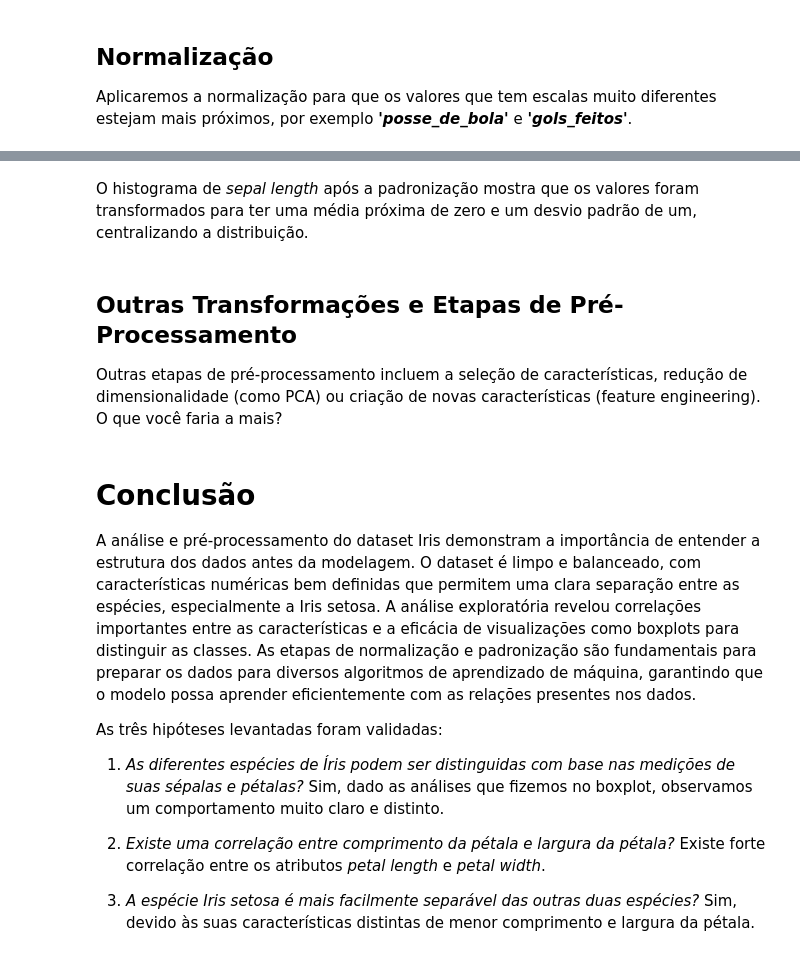
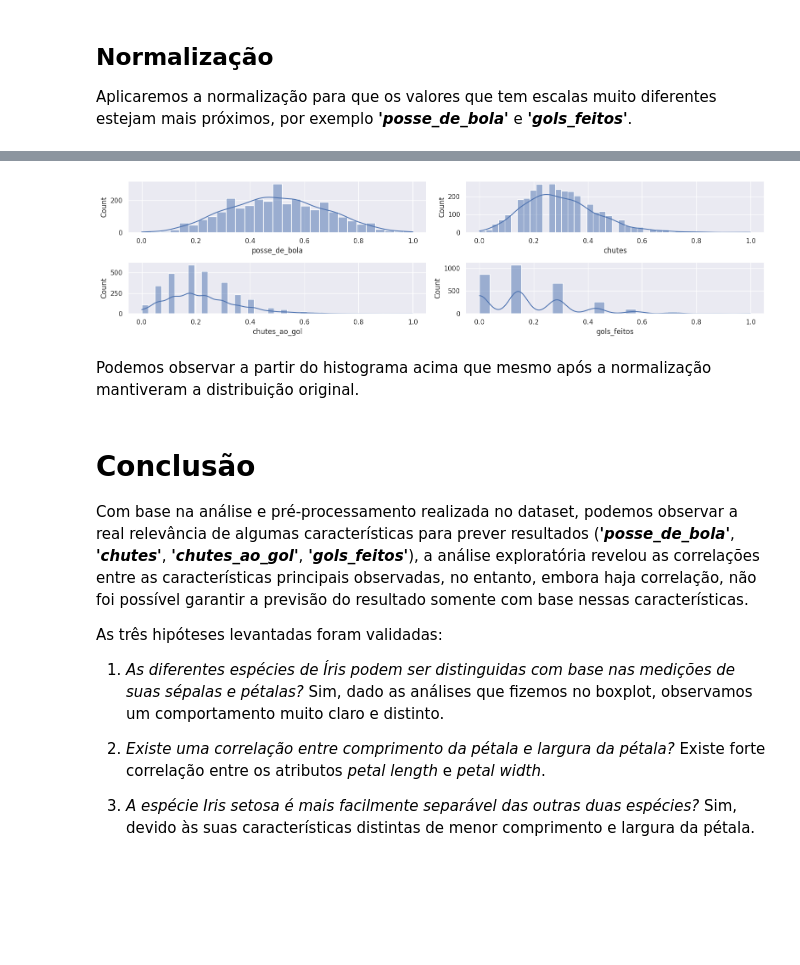
Before and after one commit to guilhermer1/mvp_AnaliseDeDados, a Jupyter notebook: Análise_de_Dados_e_Boas_Práticas-LaLiga.ipynb, the cells around one changed output, grey strips where cells are left out. Saved outputs shown, nothing was run; the diff lists cells and outputs as text; code cells hidden in the pictures; blank space fills up the shorter version.

```diff
--- a/Análise_de_Dados_e_Boas_Práticas-LaLiga.ipynb
+++ b/Análise_de_Dados_e_Boas_Práticas-LaLiga.ipynb
@@ -731,0 +734,18 @@ dtype: int64
+# %%
+# One-hot 'resultado'
+
+# Inicializa o OneHotEncoder
+ohe = OneHotEncoder(sparse_output=False)
+
+# Treina o encoder nas colunas categóricas
+ohe.fit(laliga[['resultado']])
+
+# Aplica o encoder aos dados
+encoded_data = ohe.transform(laliga[['resultado']])
+
+# Cria um novo DataFrame com os dados codificados
+y = pd.DataFrame(encoded_data, columns=ohe.get_feature_names_out(['resultado']))
+
+y_train, y_test = train_test_split(y, test_size=0.3, random_state=42, stratify=y)
+
+y_train.info()
@@ -734,10 +765,9 @@ dtype: int64
 # %%
 # Separar features (X) e target (y)
 X = laliga.drop('resultado', axis=1)
-y = laliga['resultado']
 # %%
 # Dividir os dados em conjuntos de treino e teste
-X_train, X_test, y_train, y_test = train_test_split(X, y, test_size=0.3, random_state=42, stratify=y)
+X_train, X_test = train_test_split(X, test_size=0.3, random_state=42, stratify=y)
 # %%
 print(f"Dimensões de X_train: {X_train.shape}")
 print(f"Dimensões de X_test: {X_test.shape}")
@@ -832,13 +812,21 @@ plt.show()
-# %% [markdown]
-O histograma de *sepal length* após a padronização mostra que os valores foram transformados para ter uma média próxima de zero e um desvio padrão de um, centralizando a distribuição.
-# %% [markdown]
-## Outras Transformações e Etapas de Pré-Processamento
-
-Outras etapas de pré-processamento incluem a seleção de características, redução de dimensionalidade (como PCA) ou criação de novas características (feature engineering). O que você faria a mais?
+# %%
+#Histograma Normalizado para a comparação com o anterior 'posse_de_bola', 'chutes', 'chutes_ao_gol', 'gols_f
+fig, axes = plt.subplots(2,2 ,figsize=(16, 4))
+
+sns.histplot(X_train_normalized['posse_de_bola'], kde=True, ax=axes[0,0])
+sns.histplot(X_train_normalized['chutes'], kde=True, ax=axes[0,1])
+sns.histplot(X_train_normalized['chutes_ao_gol'], kde=True, ax=axes[1,0])
+sns.histplot(X_train_normalized['gols_feitos'], kde=True, ax=axes[1,1])
+
+plt.tight_layout()
+# %% [output]
+[figure, added]
+# %% [markdown]
+Podemos observar a partir do histograma acima que mesmo após a normalização mantiveram a distribuição original.
 # %% [markdown]
 # Conclusão
 
-A análise e pré-processamento do dataset Iris demonstram a importância de entender a estrutura dos dados antes da modelagem. O dataset é limpo e balanceado, com características numéricas bem definidas que permitem uma clara separação entre as espécies, especialmente a Iris setosa. A análise exploratória revelou correlações importantes entre as características e a eficácia de visualizações como boxplots para distinguir as classes. As etapas de normalização e padronização são fundamentais para preparar os dados para diversos algoritmos de aprendizado de máquina, garantindo que o modelo possa aprender eficientemente com as relações presentes nos dados.
+Com base na análise e pré-processamento realizada no dataset, podemos observar a real relevância de algumas características para prever resultados (***'posse_de_bola'***, ***'chutes'***, ***'chutes_ao_gol'***, ***'gols_feitos'***), a análise exploratória revelou as correlações entre as características principais observadas, no entanto, embora haja correlação, não foi possível garantir a previsão do resultado somente com base nessas características.
 
 As três hipóteses levantadas foram validadas:
 
```
Also changed, not shown: parts of 18 cells of this notebook.
